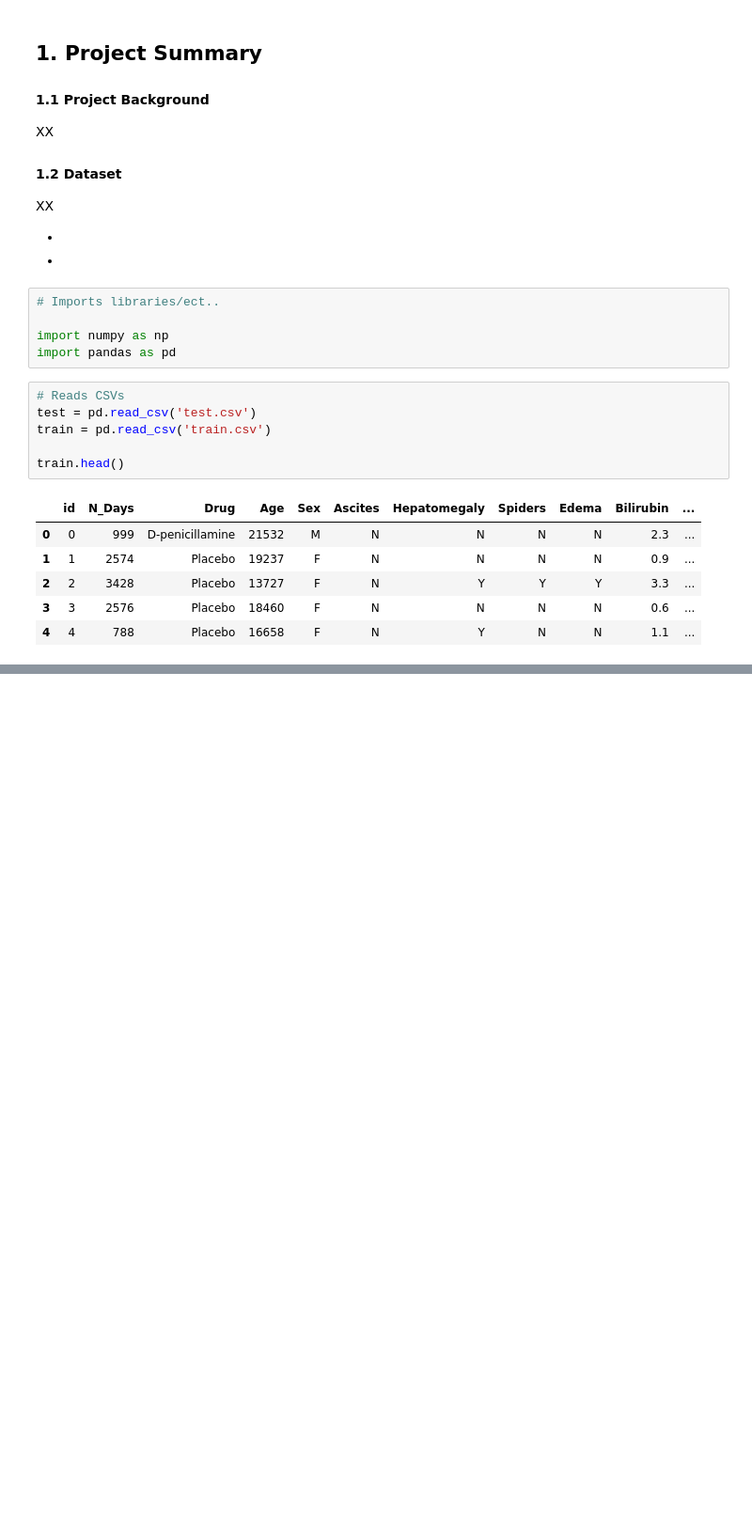
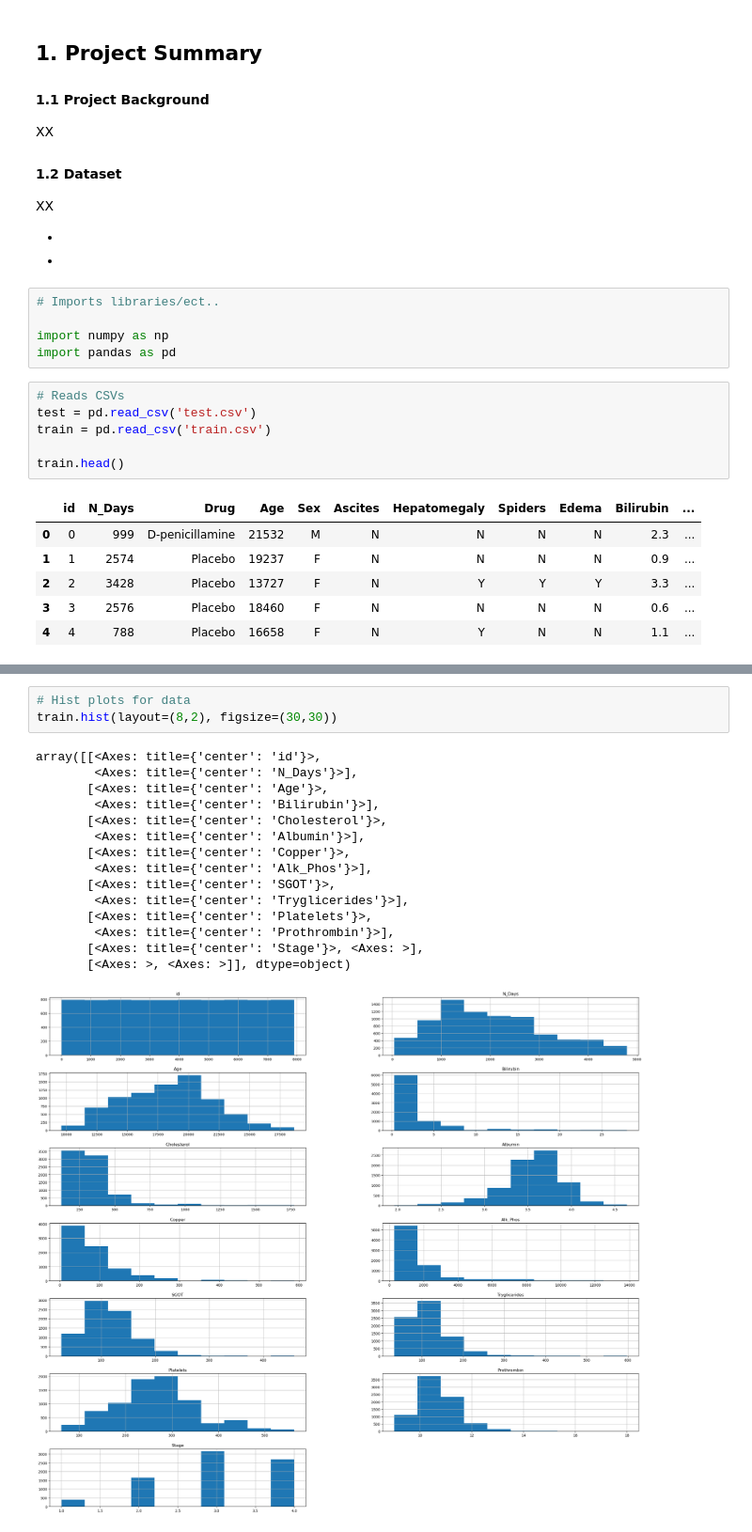
Before and after one commit to DevinFerko/CirrhosisOutcomes, a Jupyter notebook: CirrhosisOutcomes.ipynb, the cells around one changed output, grey strips where cells are left out. Shown at 94% size. Saved outputs shown, nothing was run; the diff lists cells and outputs as text; blank space fills up the shorter version.

Commit message:
Describe, info, and hist plot

```diff
--- a/CirrhosisOutcomes.ipynb
+++ b/CirrhosisOutcomes.ipynb
@@ -31,0 +76,19 @@ train.head()
+# %%
+# Hist plots for data
+train.hist(layout=(8,2), figsize=(30,30))
+# %% [output]
+array([[<Axes: title={'center': 'id'}>,
+        <Axes: title={'center': 'N_Days'}>],
+       [<Axes: title={'center': 'Age'}>,
+        <Axes: title={'center': 'Bilirubin'}>],
+       [<Axes: title={'center': 'Cholesterol'}>,
+        <Axes: title={'center': 'Albumin'}>],
+       [<Axes: title={'center': 'Copper'}>,
+        <Axes: title={'center': 'Alk_Phos'}>],
+       [<Axes: title={'center': 'SGOT'}>,
+        <Axes: title={'center': 'Tryglicerides'}>],
+       [<Axes: title={'center': 'Platelets'}>,
+        <Axes: title={'center': 'Prothrombin'}>],
+       [<Axes: title={'center': 'Stage'}>, <Axes: >],
+       [<Axes: >, <Axes: >]], dtype=object)
+[figure, added]
```
Also changed, not shown: parts of 3 cells of this notebook.
